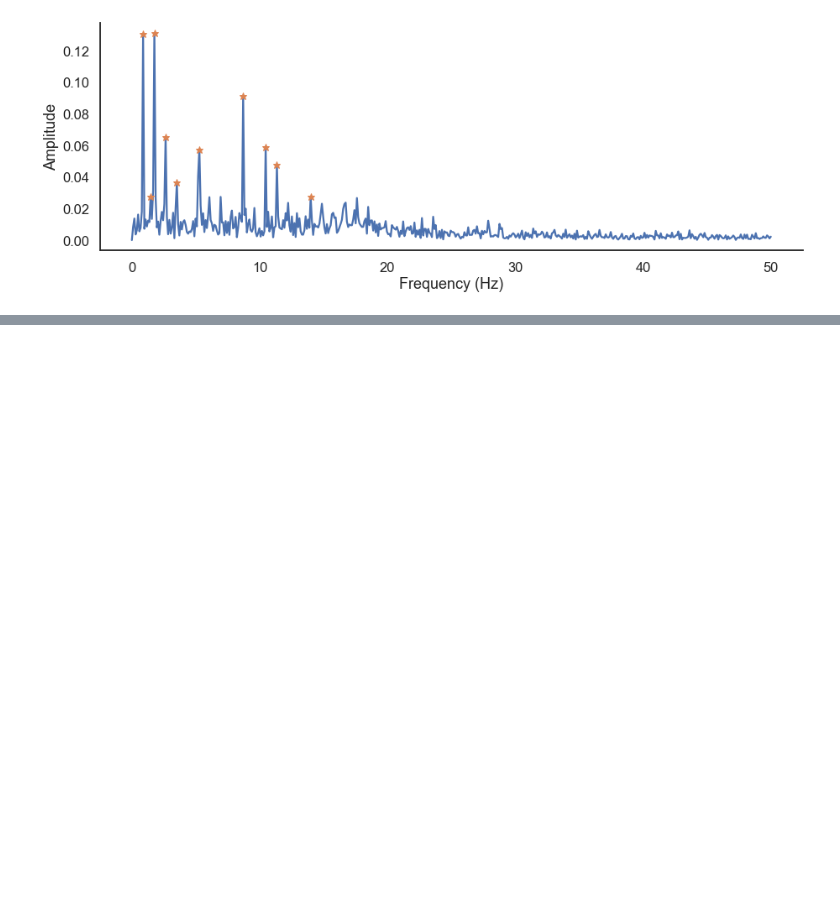
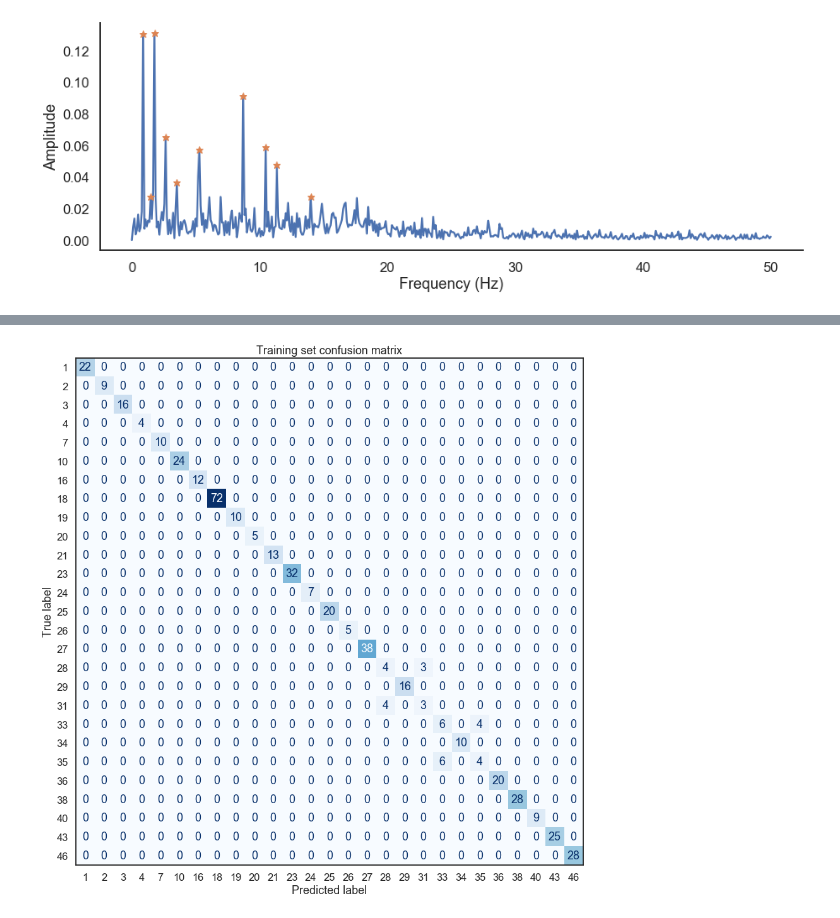
Before and after one commit to f--f/gaitkeeper, a Jupyter notebook: notebooks/1-exploratory-data-analysis.ipynb, the cells around one changed output, grey strips where cells are left out. Drawn from its saved outputs; the diff is of its cells as text; code cells hidden in the pictures; blank space fills up the shorter version.

```diff
--- a/notebooks/1-exploratory-data-analysis.ipynb
+++ b/notebooks/1-exploratory-data-analysis.ipynb
@@ -162,0 +194,8 @@ plot_product(fft1, fft2)
+# %%
+df = pd.DataFrame(features,
+    columns=["user_id", "walk_id",
+           *[f"acc_f{i}" for i in range(10)], *[f"acc_fft{i}" for i in range(10)],
+           *[f"gyro_f{i}" for i in range(10)], *[f"gyro_fft{i}" for i in range(10)]
+])
+df["user_id"] = df["user_id"].astype(int)
+df["walk_id"] = df["walk_id"].astype(int)
@@ -162,0 +226,9 @@ plot_product(fft1, fft2)
+# %%
+train = df[df["walk_id"] == 1].copy()
+y_train, X_train = train.iloc[:, 0], train.iloc[:, 2:]
+test = df[df["walk_id"] != 1].copy()
+y_test, X_test = test.iloc[:, 0], test.iloc[:, 2:]
+# %%
+trees = RandomForestClassifier(class_weight="balanced")
+# %%
+trees.fit(X_train, y_train)
@@ -162,0 +249,7 @@ plot_product(fft1, fft2)
+# %%
+f, ax = plt.subplots(figsize=(18,18))
+metrics.plot_confusion_matrix(trees, X_train, y_train, ax=ax, cmap="Blues", values_format="d")
+ax.set_title("Training set confusion matrix")
+ax.images[-1].colorbar.remove()
+# %% [output]
+[figure, added]
```
Also changed, not shown: parts of 18 cells of this notebook.
